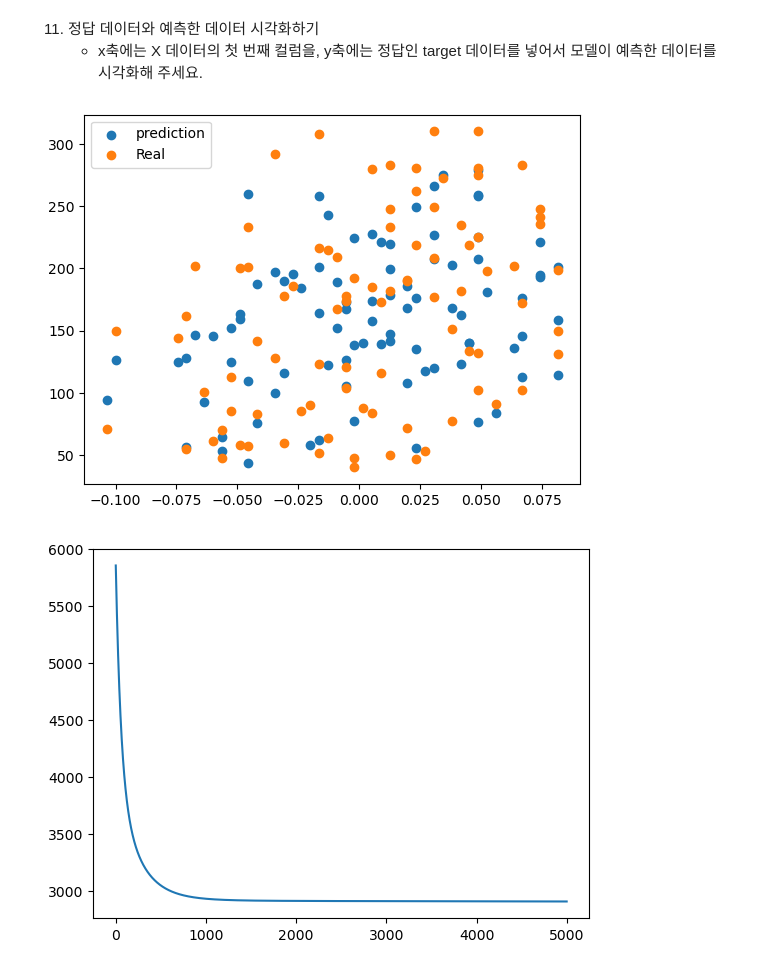
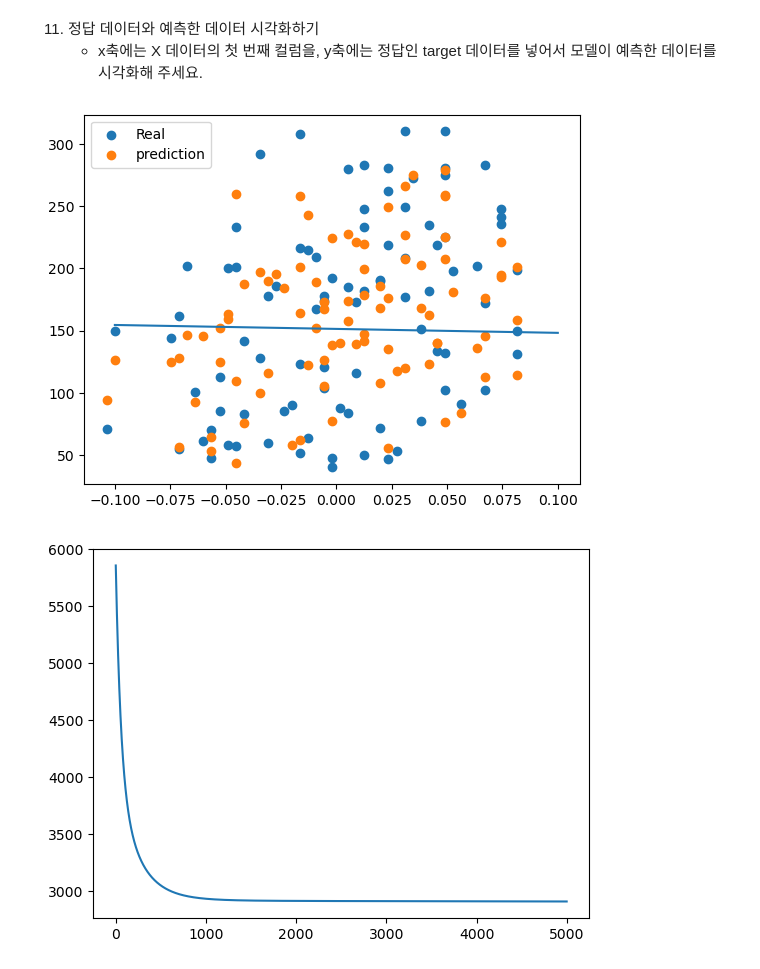
Before and after one commit to JeJuBOO/Aiffel_Nodes, a Jupyter notebook: Project/project_01.ipynb, the cells around one changed output. Saved outputs shown, nothing was run; the diff lists cells and outputs as text; code cells hidden in the pictures.

Commit message:
project01_plot_modify

```diff
--- a/Project/project_01.ipynb
+++ b/Project/project_01.ipynb
@@ -170,12 +170,13 @@ test데이터의 MSE값은 :  2839.609555580836
 # %%
 import matplotlib.pyplot as plt
 x = np.linspace(-0.1,0.1,10)
+plt.plot(x,x*W[0]+b)
+plt.scatter(X_test[:,0], y_test, label="Real")
 plt.scatter(X_test[:,0], test_pred, label="prediction")
-plt.scatter(X_test[:,0], y_test, label="Real")
 plt.legend()
 plt.show()
 # %% [output]
-[figure, old version]
+[figure, new version]
 # %%
 plt.plot(losses_save)
 plt.show()
```
Also changed, not shown: parts of 2 cells of this notebook.
